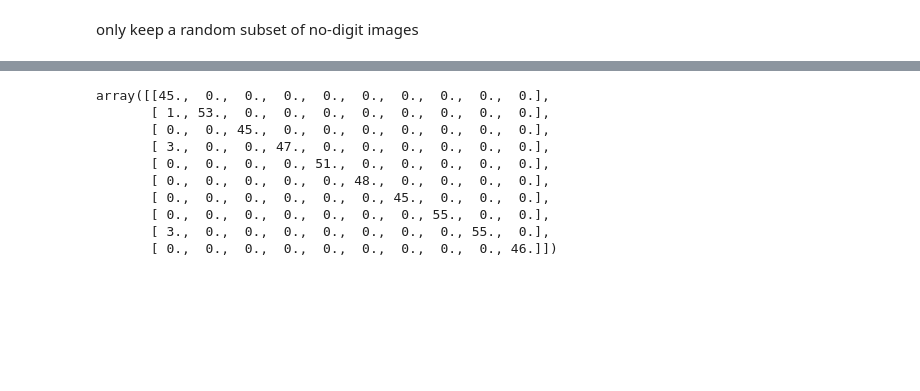
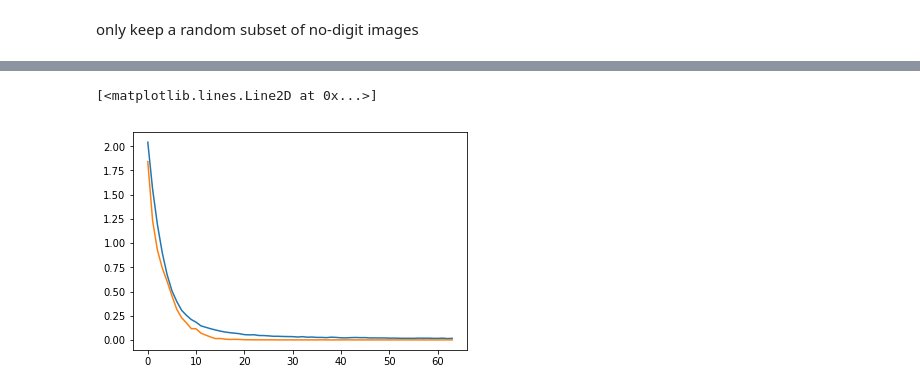
Before and after one commit to e-dorigatti/sudoku_solver, a Jupyter notebook: recognize_digits.ipynb, the cells around one changed output, grey strips where cells are left out. Drawn from its saved outputs; the diff is of its cells as text; code cells hidden in the pictures; blank space fills up the shorter version.

```diff
--- a/recognize_digits.ipynb
+++ b/recognize_digits.ipynb
@@ -139,5 +111,5 @@ array([ 883, 1089,  925,  968, 1052,  978,  922, 1129, 1133,  945])
 # %%
-l2_strength = 0.0001
+l2_strength = 0.00001
 conv_kwargs = {
     'kernel_regularizer': l2(l2_strength),
     'activation': 'relu',
@@ -148,19 +120,23 @@ model = Sequential([
     GaussianNoise(0.025, input_shape=X_all[0].shape),
     Conv2D(8, (3, 3), input_shape=X_all[0].shape, **conv_kwargs), BatchNormalization(),
     Conv2D(8, (3, 3), **conv_kwargs), BatchNormalization(),
-    MaxPooling2D((2, 2)), BatchNormalization(),
-    Dropout(0.25),
+    MaxPooling2D((2, 2)),
+    Dropout(2 / 8),
+    BatchNormalization(),
     Conv2D(16, (3, 3), **conv_kwargs), BatchNormalization(),
     Conv2D(16, (3, 3), **conv_kwargs), BatchNormalization(),
-    MaxPooling2D((2, 2)), BatchNormalization(),
-    Dropout(0.25),
+    MaxPooling2D((2, 2)),
+    Dropout(4 / 16),
+    BatchNormalization(),
     Conv2D(32, (3, 3), **conv_kwargs), BatchNormalization(),
     Conv2D(32, (3, 3), **conv_kwargs), BatchNormalization(),
-    Dropout(0.5),
+    Dropout(16 / 32),
+    BatchNormalization(),
     GlobalAveragePooling2D(),
     Dense(10, activation='softmax', kernel_regularizer=l2(l2_strength))
 ])
 
-model.compile('adam', loss='categorical_crossentropy', metrics=['accuracy'])
 
-model.summary()
+model.compile('rmsprop', loss='categorical_crossentropy', metrics=['accuracy'])
+
+#model.summary()
@@ -185,8 +143,8 @@ _________________________________________________________________
 # %%
-hist = model.fit(
-    X_train, y_train,
-    batch_size=32,
-    epochs=10,
+hist = model.fit_generator(
+    idg.flow(X_all, y_all, batch_size=8192),
+    steps_per_epoch=32,
+    epochs=64,
     validation_data=(X_all, y_all),
 )
 # %% [output]
@@ -212,23 +168,9 @@ preds = model.predict(X_all)
-# %%
-pred_cls = np.argmax(preds, axis=1)
-true_cls = np.argmax(y_all, axis=1)
-
-confusion = np.zeros((10, 10))
-for p, t in zip(pred_cls, true_cls):
-    confusion[p, t] += 1
-
-confusion
-# %% [output]
-array([[45.,  0.,  0.,  0.,  0.,  0.,  0.,  0.,  0.,  0.],
-       [ 1., 53.,  0.,  0.,  0.,  0.,  0.,  0.,  0.,  0.],
-       [ 0.,  0., 45.,  0.,  0.,  0.,  0.,  0.,  0.,  0.],
-       [ 3.,  0.,  0., 47.,  0.,  0.,  0.,  0.,  0.,  0.],
-       [ 0.,  0.,  0.,  0., 51.,  0.,  0.,  0.,  0.,  0.],
-       [ 0.,  0.,  0.,  0.,  0., 48.,  0.,  0.,  0.,  0.],
-       [ 0.,  0.,  0.,  0.,  0.,  0., 45.,  0.,  0.,  0.],
-       [ 0.,  0.,  0.,  0.,  0.,  0.,  0., 55.,  0.,  0.],
-       [ 3.,  0.,  0.,  0.,  0.,  0.,  0.,  0., 55.,  0.],
-       [ 0.,  0.,  0.,  0.,  0.,  0.,  0.,  0.,  0., 46.]])
+# %%
+plt.plot(hist.history['loss'])
+plt.plot(hist.history['val_loss'])
+# %% [output]
+[<matplotlib.lines.Line2D at 0x...>]
+[figure, added]
 # %%
 model.save('model.h5')
 # %%
```
Also changed, not shown: parts of 9 cells of this notebook.
